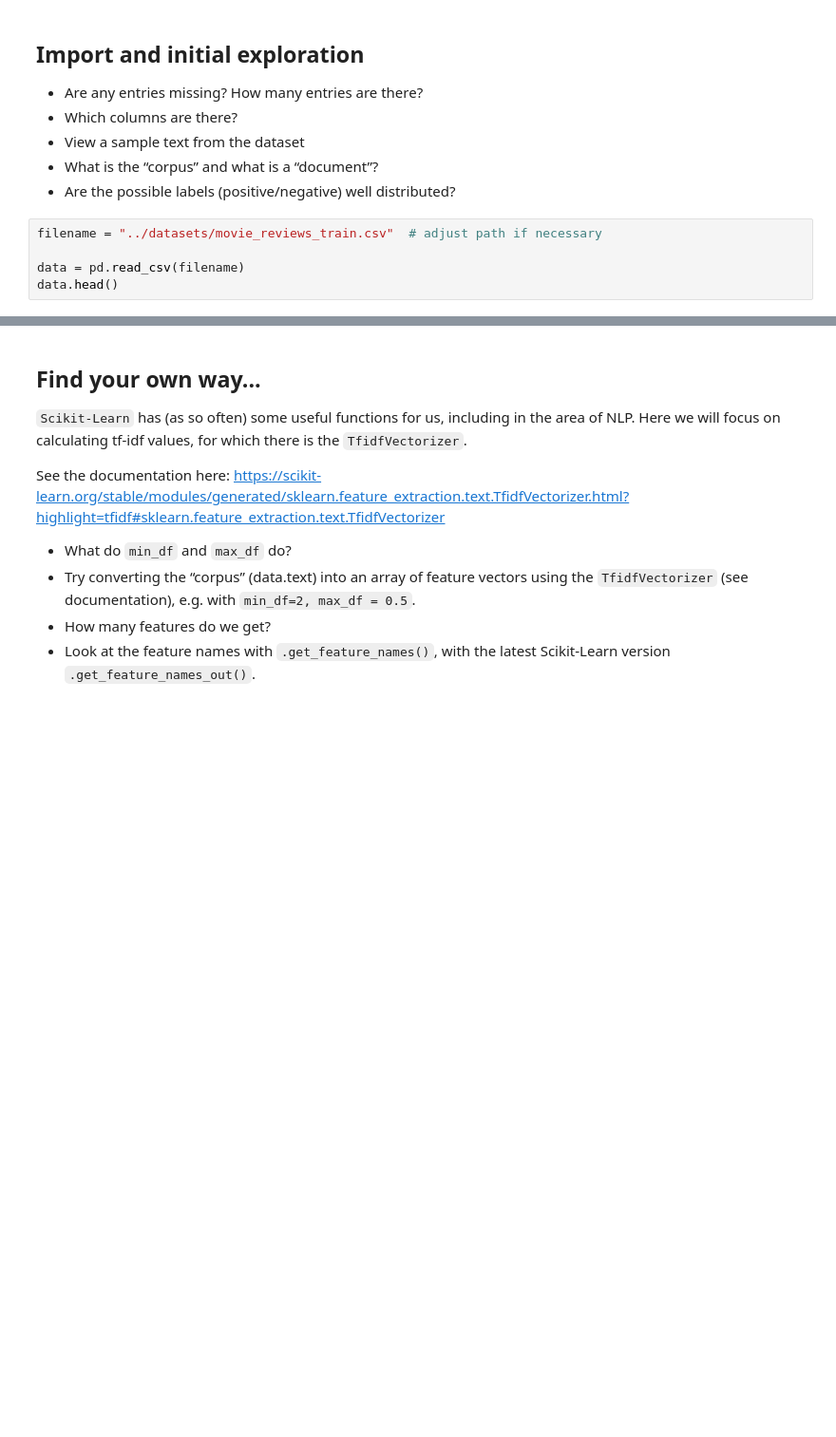
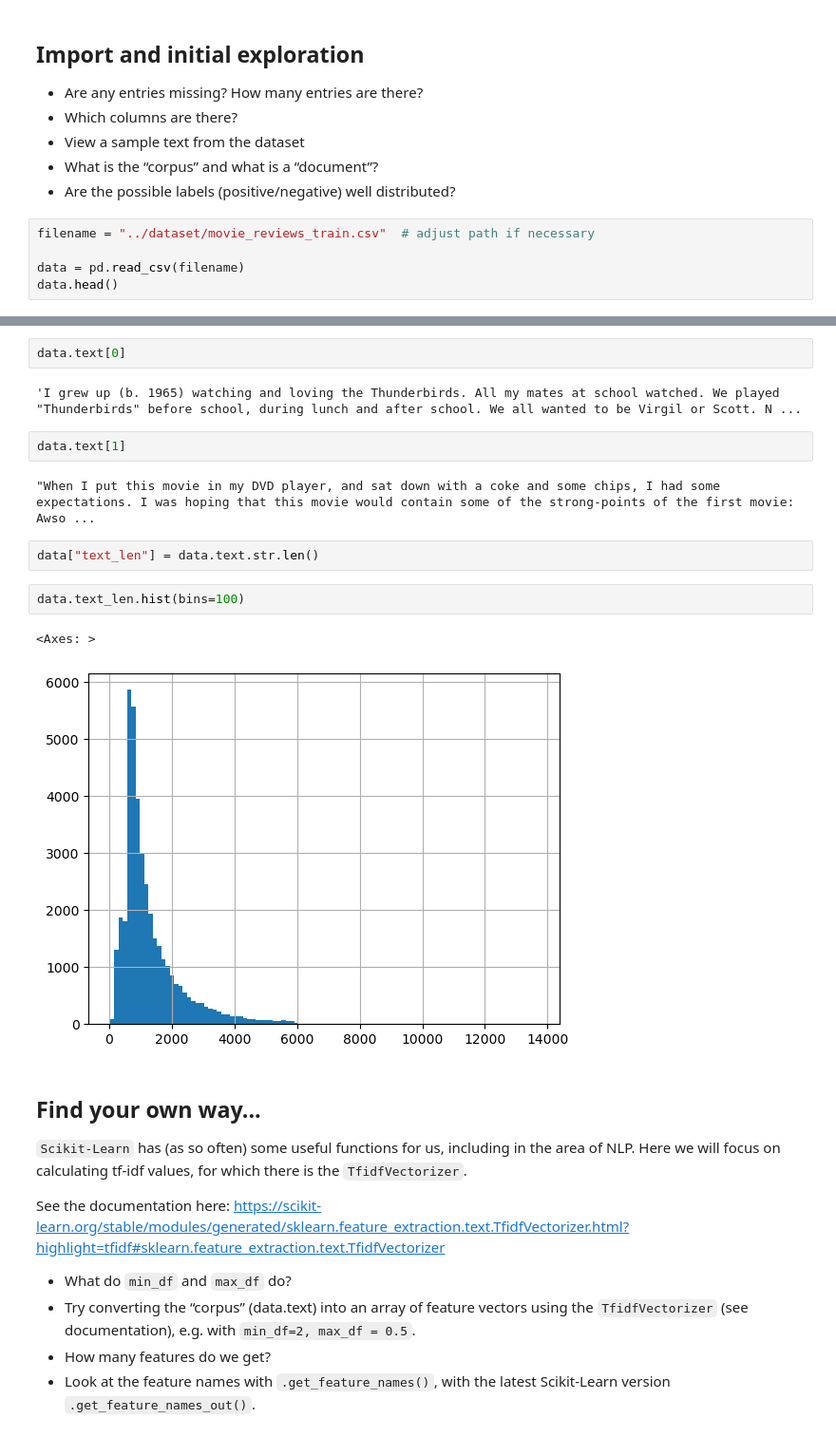
Before and after one commit to SanderTeb/DataScience, a Jupyter notebook: data_science_live_coding_mmi_08_tfidf_template.ipynb, the cells around one changed output, grey strips where cells are left out. Shown at 95% size. Saved outputs shown, nothing was run; the diff lists cells and outputs as text; blank space fills up the shorter version.

```diff
--- a/data_science_live_coding_mmi_08_tfidf_template.ipynb
+++ b/data_science_live_coding_mmi_08_tfidf_template.ipynb
@@ -25,7 +26,7 @@ Originally the data comes from here: https://ai.stanford.edu/~amaas/data/sentime
 - What is the “corpus” and what is a “document”?
 - Are the possible labels (positive/negative) well distributed?
 # %%
-filename = "../datasets/movie_reviews_train.csv"  # adjust path if necessary
+filename = "../dataset/movie_reviews_train.csv"  # adjust path if necessary
 
 data = pd.read_csv(filename)
 data.head()
@@ -32,3 +59,18 @@ data.head()
+# %%
+data.text[0]
+# %% [output]
+'I grew up (b. 1965) watching and loving the Thunderbirds. All my mates at school watched. We played "Thunderbirds" before school, during lunch and after school. We all wanted to be Virgil or Scott. N ...
+# %%
+data.text[1]
+# %% [output]
+"When I put this movie in my DVD player, and sat down with a coke and some chips, I had some expectations. I was hoping that this movie would contain some of the strong-points of the first movie: Awso ...
+# %%
+data["text_len"] = data.text.str.len()
+# %%
+data.text_len.hist(bins=100)
+# %% [output]
+<Axes: >
+[figure, added]
 # %% [markdown]
 ## Find your own way...
 
```
Also changed, not shown: parts of 22 cells of this notebook, 5 other files.
